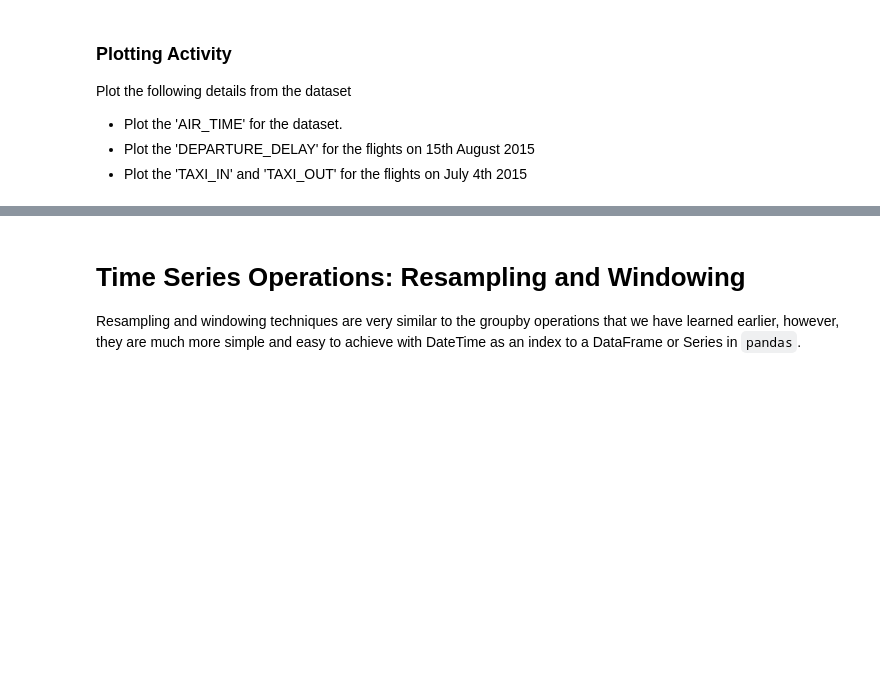
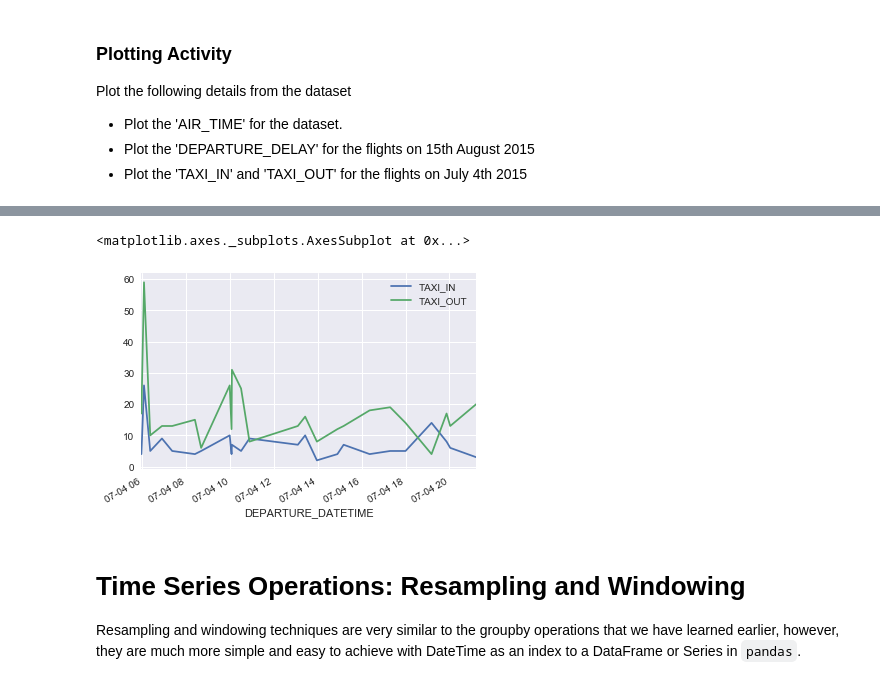
Before and after one commit to jarp/ITAO-30210-SP21, a Jupyter notebook: Class_24_Python_TimeSeries.ipynb, the cells around one changed output, grey strips where cells are left out. Saved outputs shown, nothing was run; the diff lists cells and outputs as text; code cells hidden in the pictures; blank space fills up the shorter version.

```diff
--- a/Class_24_Python_TimeSeries.ipynb
+++ b/Class_24_Python_TimeSeries.ipynb
@@ -309,3 +560,9 @@ Plot the following details from the dataset
+# %%
+fig,ax = plt.subplots()
+flights.loc['july 4 2015'][['TAXI_IN', 'TAXI_OUT']].plot(ax=ax)
+# %% [output]
+<matplotlib.axes._subplots.AxesSubplot at 0x...>
+[figure, added]
 # %% [markdown]
 # Time Series Operations: Resampling and Windowing
 
```
Also changed, not shown: parts of 55 cells of this notebook, 1 other file.
